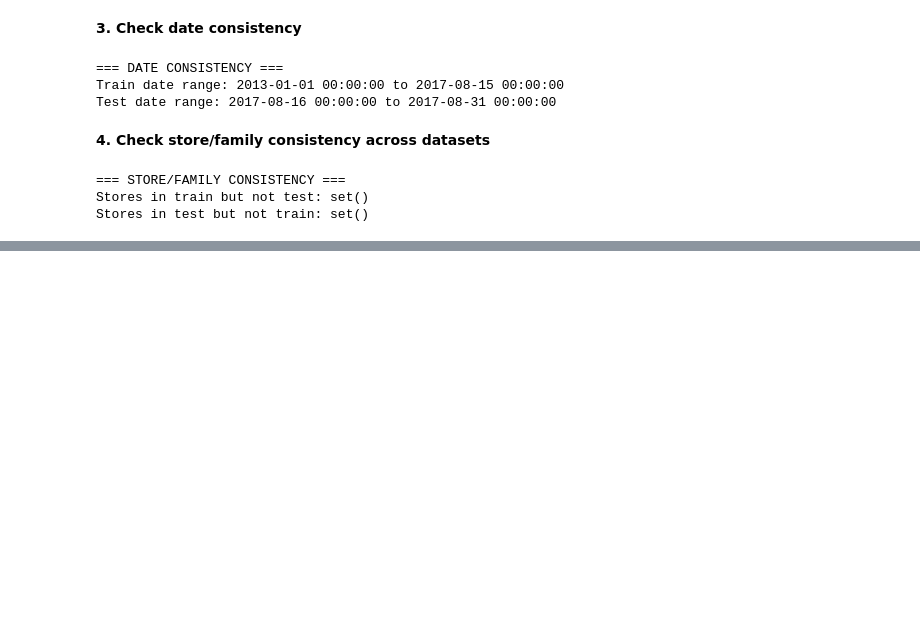
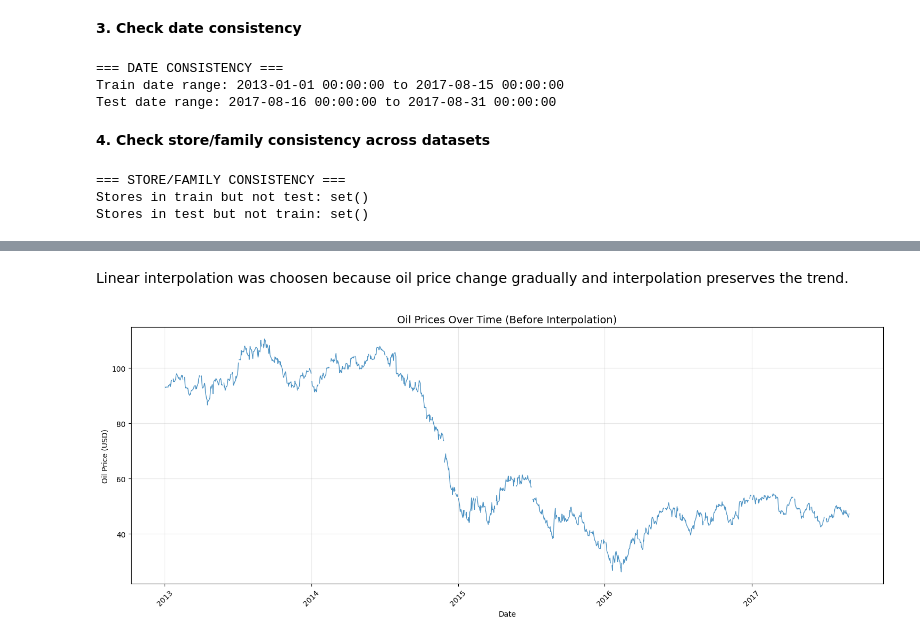
Before and after one commit to PeterStos/Store-Sales-Forecasting, a Jupyter notebook: Store_Sales_Forecasting.ipynb, the cells around one changed output, grey strips where cells are left out. Saved outputs shown, nothing was run; the diff lists cells and outputs as text; code cells hidden in the pictures; blank space fills up the shorter version.

Commit message:
Update Store_Sales_Forecasting.ipynb
Adde missing values

```diff
--- a/Store_Sales_Forecasting.ipynb
+++ b/Store_Sales_Forecasting.ipynb
@@ -441,0 +444,16 @@ Stores in test but not train: set()
+# %%
+# Analyze missing oil price patterns
+print("=== MISSING OIL PRICES ANALYSIS ===")
+print(f"Total missing: {oil_df['dcoilwtico'].isnull().sum()}")
+print(f"Percentage missing: {oil_df['dcoilwtico'].isnull().mean()*100:.2f}%")
+
+# Check if missing values are clustered or scattered
+missing_dates = oil_df[oil_df['dcoilwtico'].isnull()]['date']
+print(f"\nFirst few missing dates:")
+print(missing_dates.head(10))
+
+# Check for patterns (weekends, holidays, etc.)
+oil_df['day_of_week'] = oil_df['date'].dt.day_name()
+missing_by_day = oil_df[oil_df['dcoilwtico'].isnull()]['day_of_week'].value_counts()
+print(f"\nMissing values by day of week:")
+print(missing_by_day)
@@ -441,0 +478,15 @@ Stores in test but not train: set()
+# %% [markdown]
+Linear interpolation was choosen because oil price change gradually and interpolation preserves the trend.
+# %%
+# Visualization to see not interpolated values
+plt.figure(figsize=(15, 6))
+plt.plot(oil_df['date'], oil_df['dcoilwtico'], linewidth=1, alpha=0.8)
+plt.title('Oil Prices Over Time (Before Interpolation)', fontsize=14)
+plt.xlabel('Date')
+plt.ylabel('Oil Price (USD)')
+plt.grid(True, alpha=0.3)
+plt.xticks(rotation=45)
+plt.tight_layout()
+plt.show()
+# %% [output]
+[figure, added]
```
Also changed, not shown: parts of 6 cells of this notebook.
